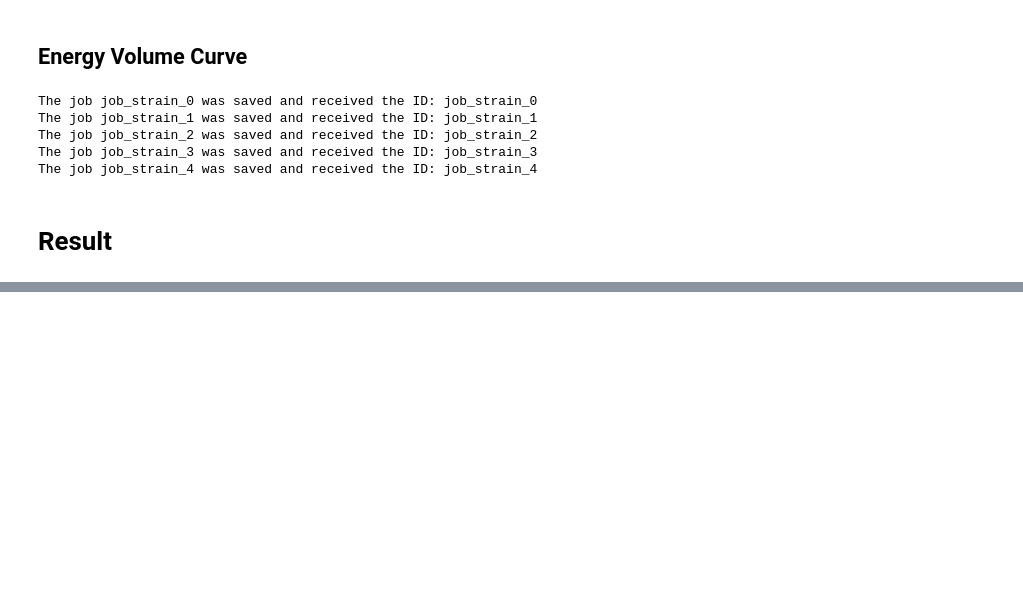
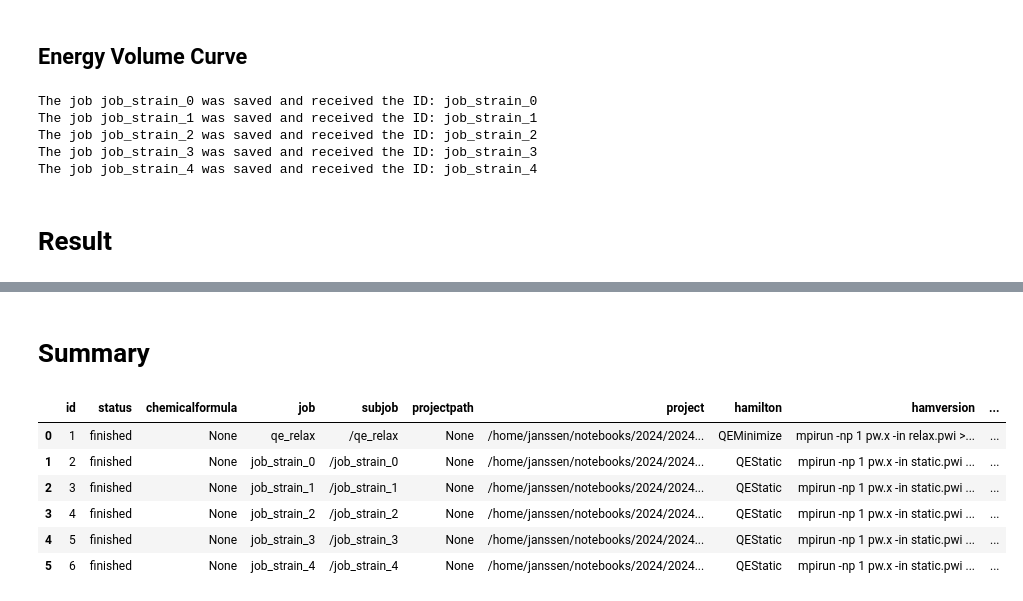
Before and after one commit to materialdigital/ADIS2023, a Jupyter notebook: eos/pyiron/quantumespresso.ipynb, the cells around one changed output, grey strips where cells are left out. Cells and saved outputs as stored; diff of their text form; code cells hidden in the pictures; blank space fills up the shorter version.

```diff
--- a/eos/pyiron/quantumespresso.ipynb
+++ b/eos/pyiron/quantumespresso.ipynb
@@ -144,0 +159,12 @@ Text(0, 0.5, 'Energy')
+# %% [markdown]
+# Summary
+# %%
+pr.job_table()
+# %% [output]
+|  | id | status | chemicalformula | job | subjob | projectpath | project | hamilton | hamversion | ... |
+| 0 | 1 | finished | None | qe_relax | /qe_relax | None | /home/janssen/notebooks/2024/2024... | QEMinimize | mpirun -np 1 pw.x -in relax.pwi >... | ... |
+| 1 | 2 | finished | None | job_strain_0 | /job_strain_0 | None | /home/janssen/notebooks/2024/2024... | QEStatic | mpirun -np 1 pw.x -in static.pwi ... | ... |
+| 2 | 3 | finished | None | job_strain_1 | /job_strain_1 | None | /home/janssen/notebooks/2024/2024... | QEStatic | mpirun -np 1 pw.x -in static.pwi ... | ... |
+| 3 | 4 | finished | None | job_strain_2 | /job_strain_2 | None | /home/janssen/notebooks/2024/2024... | QEStatic | mpirun -np 1 pw.x -in static.pwi ... | ... |
+| 4 | 5 | finished | None | job_strain_3 | /job_strain_3 | None | /home/janssen/notebooks/2024/2024... | QEStatic | mpirun -np 1 pw.x -in static.pwi ... | ... |
+| 5 | 6 | finished | None | job_strain_4 | /job_strain_4 | None | /home/janssen/notebooks/2024/2024... | QEStatic | mpirun -np 1 pw.x -in static.pwi ... | ... |
```
Also changed, not shown: parts of 31 cells of this notebook.
